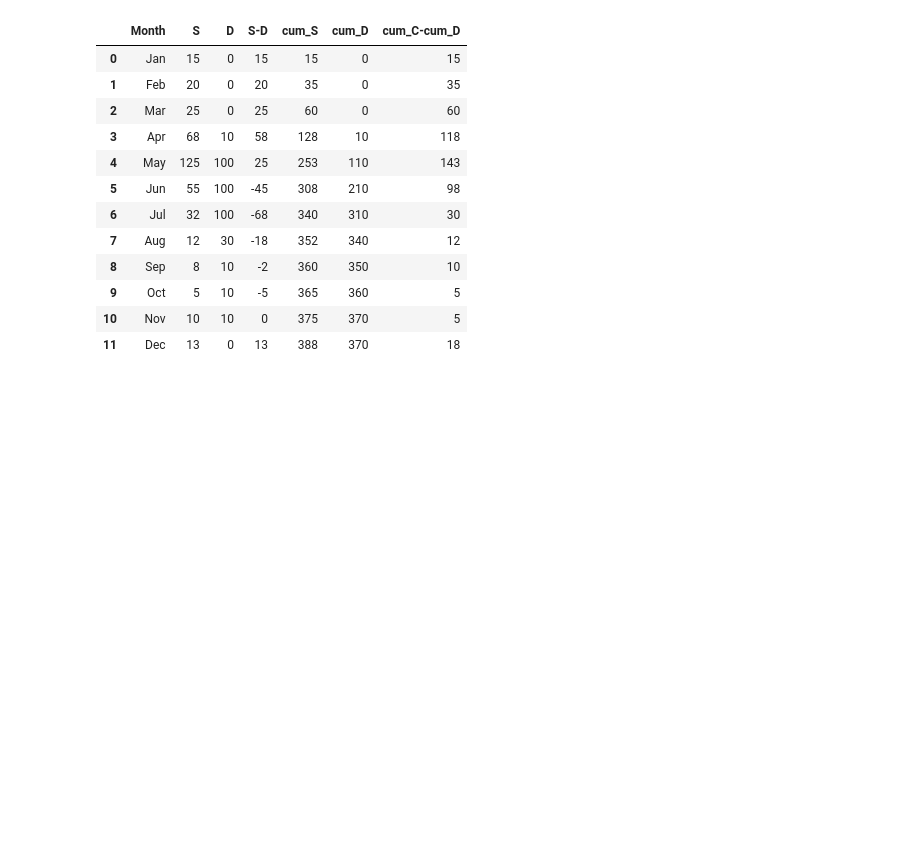
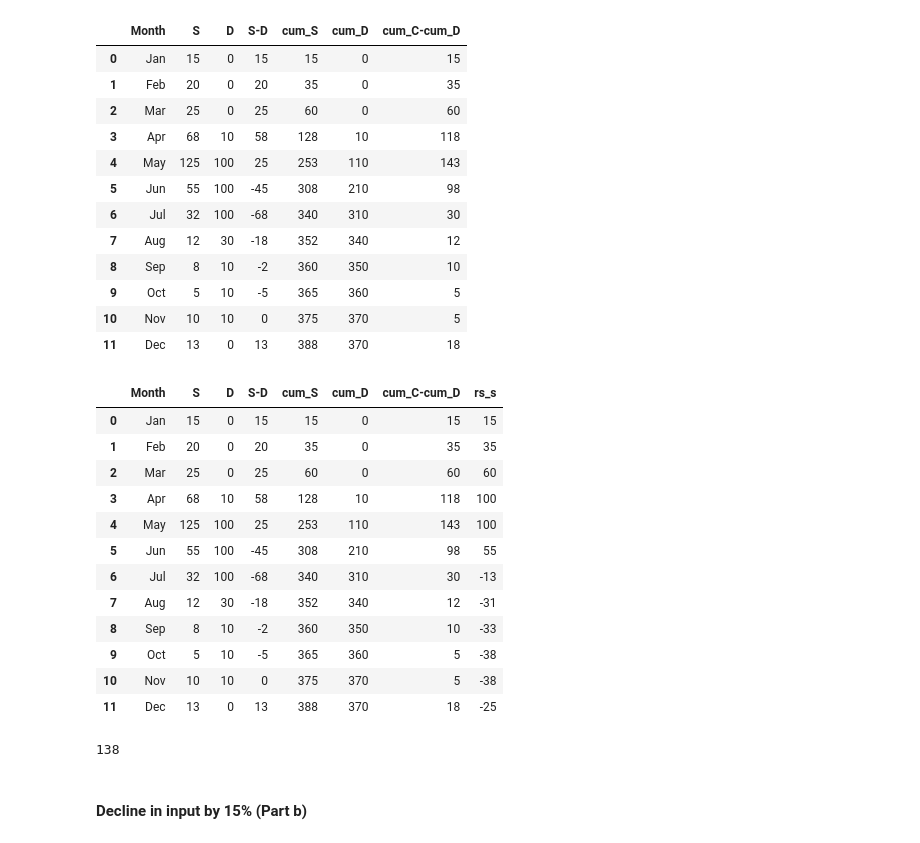
Before and after one commit to ShashankBice/CEWA_576_Codes, a Jupyter notebook: Q3_Storage_Capacity_Estimation.ipynb, the cells around one changed output. Cells and saved outputs as stored; diff of their text form; code cells hidden in the pictures; blank space fills up the shorter version.

```diff
--- a/Q3_Storage_Capacity_Estimation.ipynb
+++ b/Q3_Storage_Capacity_Estimation.ipynb
@@ -38,0 +48,16 @@ df
+# %%
+df
+# %% [output]
+|  | Month | S | D | S-D | cum_S | cum_D | cum_C-cum_D | rs_s |
+| 0 | Jan | 15 | 0 | 15 | 15 | 0 | 15 | 15 |
+| 1 | Feb | 20 | 0 | 20 | 35 | 0 | 35 | 35 |
+| 2 | Mar | 25 | 0 | 25 | 60 | 0 | 60 | 60 |
+| 3 | Apr | 68 | 10 | 58 | 128 | 10 | 118 | 100 |
+| 4 | May | 125 | 100 | 25 | 253 | 110 | 143 | 100 |
+| 5 | Jun | 55 | 100 | -45 | 308 | 210 | 98 | 55 |
+| 6 | Jul | 32 | 100 | -68 | 340 | 310 | 30 | -13 |
+| 7 | Aug | 12 | 30 | -18 | 352 | 340 | 12 | -31 |
+| 8 | Sep | 8 | 10 | -2 | 360 | 350 | 10 | -33 |
+| 9 | Oct | 5 | 10 | -5 | 365 | 360 | 5 | -38 |
+| 10 | Nov | 10 | 10 | 0 | 375 | 370 | 5 | -38 |
+| 11 | Dec | 13 | 0 | 13 | 388 | 370 | 18 | -25 |
@@ -38,0 +66,6 @@ df
+# %%
+rs_d
+# %% [output]
+138
+# %% [markdown]
+#### Decline in input by 15% (Part b)
```
Also changed, not shown: parts of 12 cells of this notebook.
